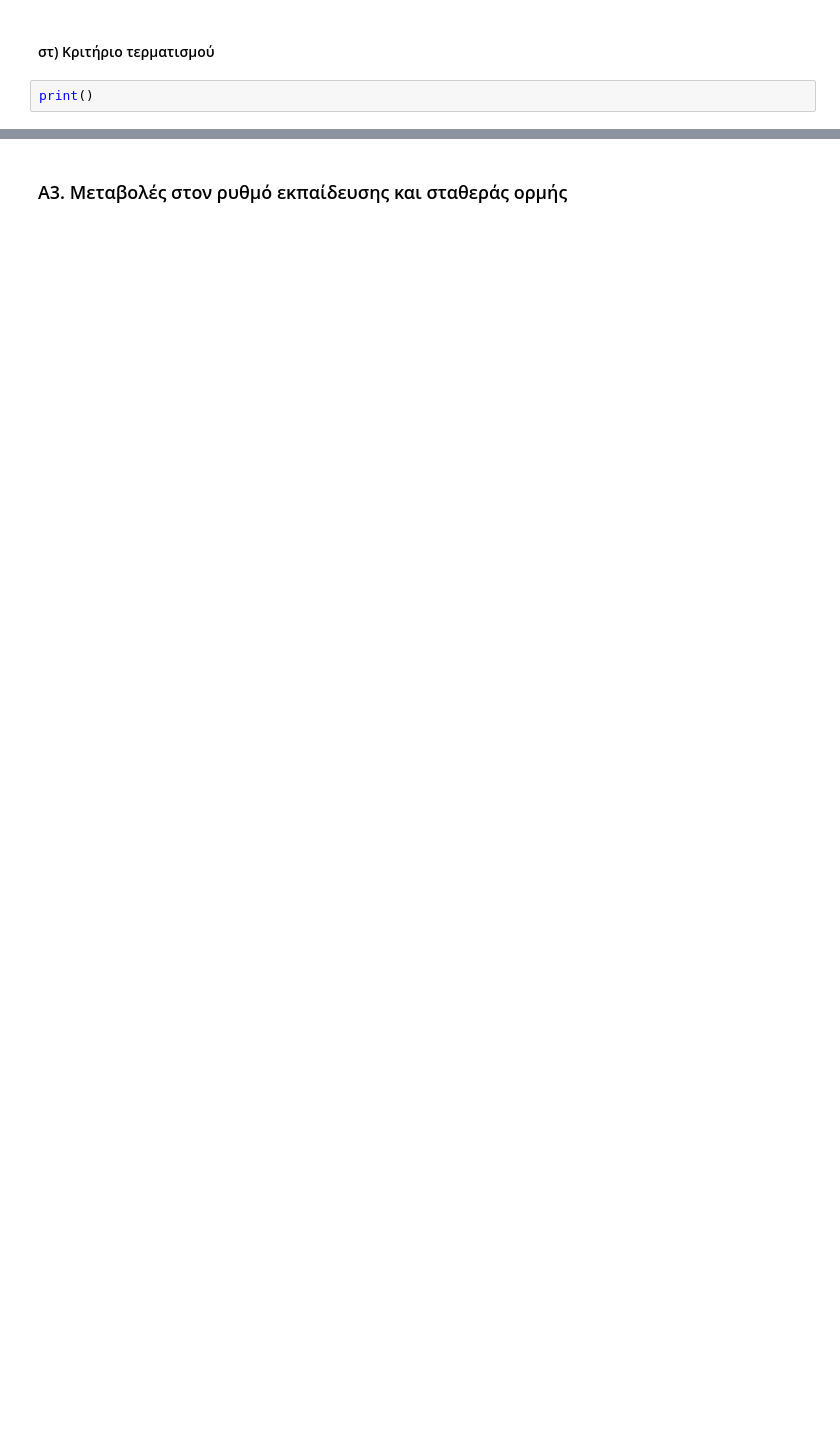
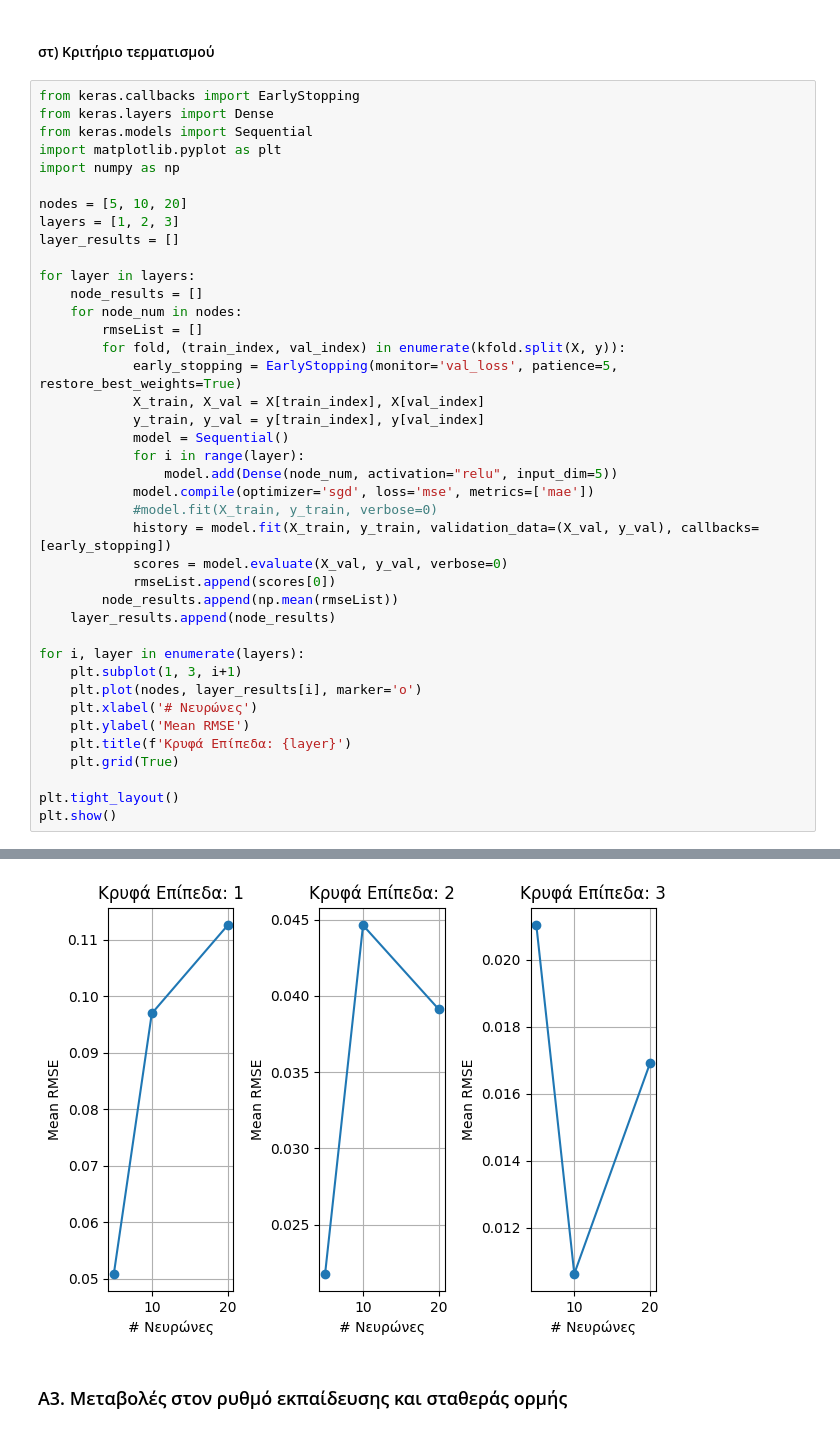
Before and after one commit to el-maestro78/Computational-Intelligence, a Jupyter notebook: Part A/PartA_1072578.ipynb, the cells around one changed output, grey strips where cells are left out. Drawn from its saved outputs; the diff is of its cells as text; blank space fills up the shorter version.

```diff
--- a/Part A/PartA_1072578.ipynb
+++ b/Part A/PartA_1072578.ipynb
@@ -208,4 +297,43 @@ print()
 # %% [markdown]
 #### στ) Κριτήριο τερματισμού
 # %%
-print()
+from keras.callbacks import EarlyStopping
+from keras.layers import Dense
+from keras.models import Sequential
+import matplotlib.pyplot as plt
+import numpy as np
+
+nodes = [5, 10, 20]
+layers = [1, 2, 3]
+layer_results = []
+
+for layer in layers:
+    node_results = []
+    for node_num in nodes:
+        rmseList = []
+        for fold, (train_index, val_index) in enumerate(kfold.split(X, y)):
+            early_stopping = EarlyStopping(monitor='val_loss', patience=5, restore_best_weights=True)
+            X_train, X_val = X[train_index], X[val_index]
+            y_train, y_val = y[train_index], y[val_index]
+            model = Sequential()
+            for i in range(layer):
+                model.add(Dense(node_num, activation="relu", input_dim=5))
+            model.compile(optimizer='sgd', loss='mse', metrics=['mae'])
+            #model.fit(X_train, y_train, verbose=0)
+            history = model.fit(X_train, y_train, validation_data=(X_val, y_val), callbacks=[early_stopping])
+            scores = model.evaluate(X_val, y_val, verbose=0)
+            rmseList.append(scores[0])
+        node_results.append(np.mean(rmseList))
+    layer_results.append(node_results)
+
+for i, layer in enumerate(layers):
+    plt.subplot(1, 3, i+1)
+    plt.plot(nodes, layer_results[i], marker='o')
+    plt.xlabel('# Nευρώνες')
+    plt.ylabel('Mean RMSE')
+    plt.title(f'Κρυφά Επίπεδα: {layer}')
+    plt.grid(True)
+
+plt.tight_layout()
+plt.show()
+# %% [output]
@@ -212,3 +357,4 @@ print()
+[figure, added]
 # %% [markdown]
 ### Α3. Μεταβολές στον ρυθμό εκπαίδευσης και σταθεράς ορμής
 # %%
```
Also changed, not shown: parts of 17 cells of this notebook, 2 other files.
